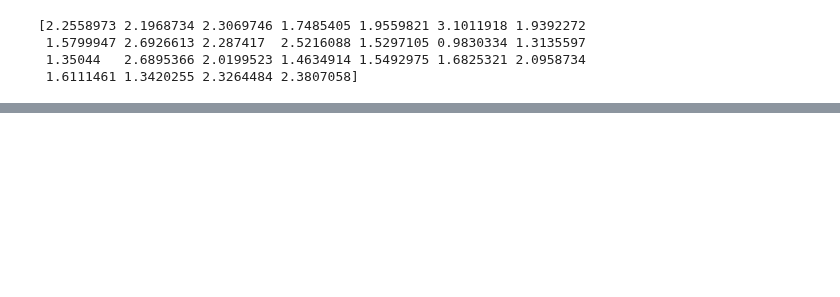
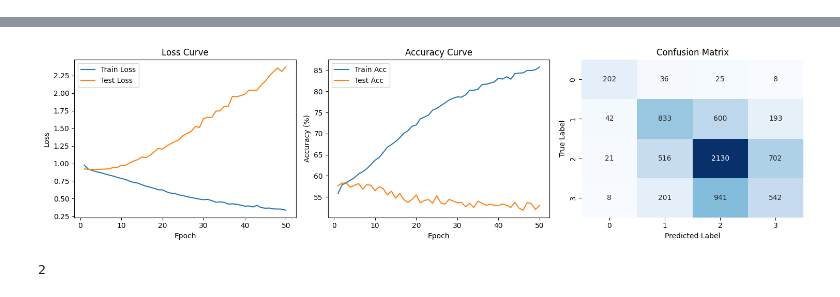
Before and after one commit to nguyenducminh2206/tuni_ml, a Jupyter notebook: notebooks/mlp_model.ipynb, the cells around one changed output, grey strips where cells are left out. Drawn from its saved outputs; the diff is of its cells as text; code cells hidden in the pictures; blank space fills up the shorter version.

```diff
--- a/notebooks/mlp_model.ipynb
+++ b/notebooks/mlp_model.ipynb
@@ -12,5 +16,5 @@ import torch.nn as nn
 # %%
 data_path = 'C:/Users/vpming/tuni_ml/data'
-df = build_cellwise_df(data_path)
+df = build_cellwise_df_10samplesperfile(data_path)
 # %%
 x = np.stack(df['time_trace'])
@@ -112,17 +57,21 @@ scaler_y = checkpoint['scaler_y']
-# %%
-import h5py
-file_path = 'C:/Users/vpming/tuni_ml\data\stim_0.5_beta_0.04_noise_0.04_kcross_0.0050\sim_data__stimMag_0.50_beta_0.40_noise_0.040_kcross_0.0050_nSamples_1000_5.h5'
-
-with h5py.File(file_path,'r') as f:
-    x_new = np.array(f['timeTraces']['2']).T
-
-x_new_scale = scaler_x.transform(x_new)
-with torch.no_grad():
-    pred_scaled = model(torch.tensor(x_new_scale, dtype=torch.float32)).numpy()
-pred = scaler_y.inverse_transform(pred_scaled.reshape(-1,1)).ravel()
-print(pred)
-# %% [output]
-[2.2558973 2.1968734 2.3069746 1.7485405 1.9559821 3.1011918 1.9392272
- 1.5799947 2.6926613 2.287417  2.5216088 1.5297105 0.9830334 1.3135597
- 1.35044   2.6895366 2.0199523 1.4634914 1.5492975 1.6825321 2.0958734
- 1.6111461 1.3420255 2.3264484 2.3807058]
+# %%
+def evaluate(model, data_loader, loss_fn):
+    model.eval()
+    total, correct, running_loss = 0, 0, 0
+    all_preds, all_labels = [], []
+
+    with torch.no_grad():
+        for x_batch, y_batch in data_loader:
+            outputs = model(x_batch)
+            loss = loss_fn(outputs, y_batch)
+            running_loss += loss.item() * x_batch.size(0)
+            _, predicted = torch.max(outputs.data, 1)
+            correct += (predicted == y_batch).sum().item()
+            total += y_batch.size(0)
+            all_preds.append(predicted.cpu().numpy())
+            all_labels.append(y_batch.cpu().numpy())
+    avg_loss = running_loss / total
+    acc = 100 * correct / total
+    all_preds = np.concatenate(all_preds)
+    all_labels = np.concatenate(all_labels)
+    return avg_loss, acc, all_preds, all_labels
@@ -128,0 +146,8 @@ print(pred)
+# %%
+# Define model
+n_timepoints = x_train.shape[1]
+n_classes = len(np.unique(y_train))
+model = MLP(n_timepoints, n_classes)
+
+fit(model, train_loader, test_loader)
+# %% [output]
@@ -128,0 +164,11 @@ print(pred)
+[figure, added]
+# %%
+cell_trace = extract_cell_timetrace('C:/Users/vpming/tuni_ml\data\stim_0.5_beta_0.04_noise_0.03_kcross_0.0050\sim_data__stimMag_0.50_beta_0.40_noise_0.030_kcross_0.0050_nSamples_1000_9.h5', 17)
+cell_trace_scaled = x_scaler.transform(cell_trace.reshape(1, -1))
+with torch.no_grad():
+    logits = model(torch.tensor(cell_trace_scaled, dtype=torch.float32))
+    pred_class = logits.argmax(dim=1).item()
+
+print(pred_class)
+# %% [output]
+2
```
Also changed, not shown: parts of 9 cells of this notebook, 21 other files.
